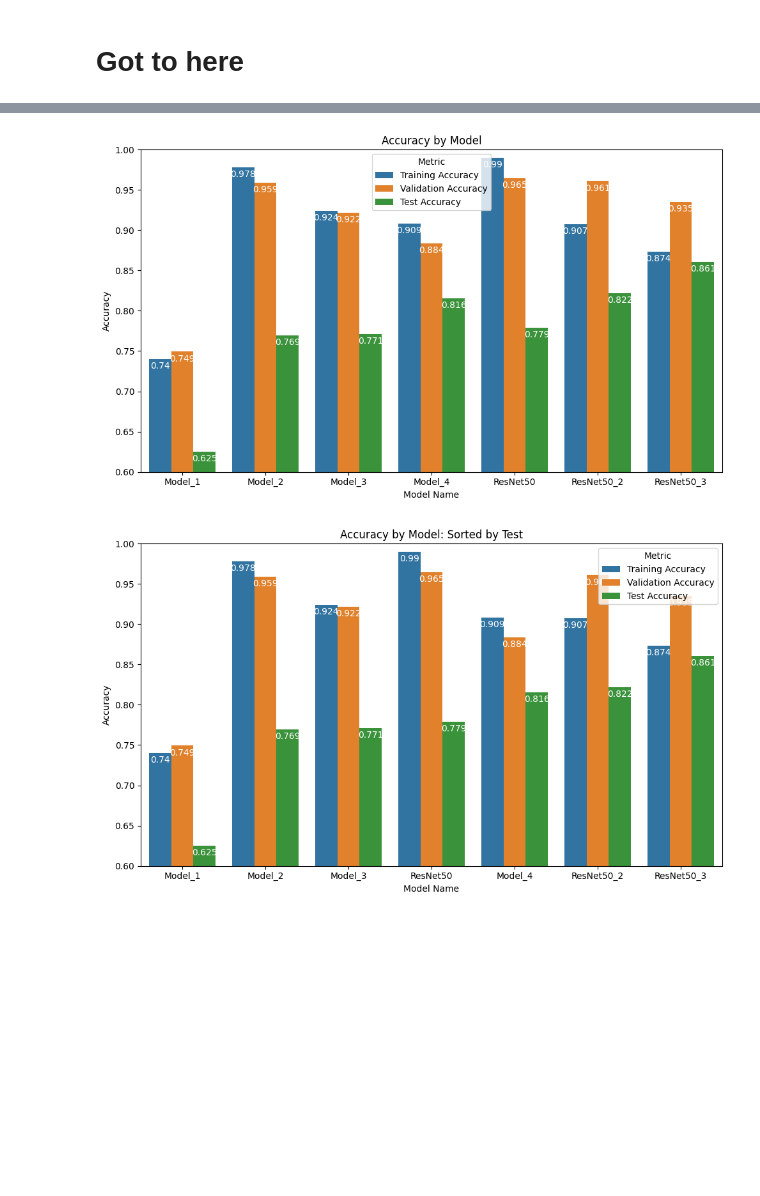
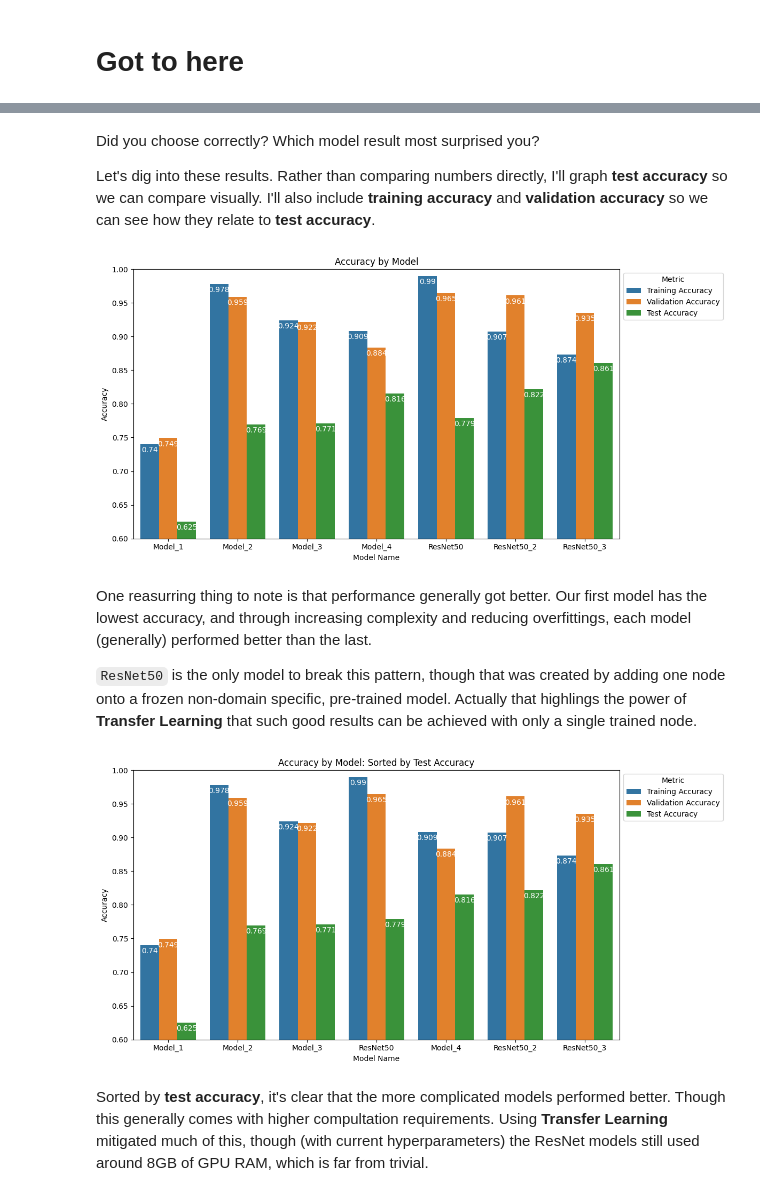
Before and after one commit to JosiahBeynon/detect-pneumonia-xray, a Jupyter notebook: Detect_Pneumonia_Using_X_Ray_Images_with_CNNs_and_Transfer_Learning.ipynb, the cells around one changed output, grey strips where cells are left out. Cells and saved outputs as stored; diff of their text form; code cells hidden in the pictures; blank space fills up the shorter version.

```diff
--- a/Detect_Pneumonia_Using_X_Ray_Images_with_CNNs_and_Transfer_Learning.ipynb
+++ b/Detect_Pneumonia_Using_X_Ray_Images_with_CNNs_and_Transfer_Learning.ipynb
@@ -892,6 +923,10 @@ def plot_accuracy(df, vars, subtitle=''):
                      padding=-13, color='white'
                      )
 
+    # Move the legend to the right of the plot
+    plt.legend(loc='upper left', bbox_to_anchor=(1, 1), title='Metric')
+
+
     # Display the plot
     plt.show()
 
@@ -970,19 +993,29 @@ ResNet50_3
+# %% [markdown]
+Did you choose correctly? Which model result most surprised you?
+
+Let's dig into these results. Rather than comparing numbers directly, I'll graph **test accuracy** so we can compare visually. I'll also include **training accuracy** and **validation accuracy** so we can see how they relate to **test accuracy**.
 # %%
 # Usage
 plot_accuracy(model_info_df,
               ['Training Accuracy', 'Validation Accuracy', 'Test Accuracy']
               )
 # %% [output]
-[figure, old version]
+[figure, new version]
+# %% [markdown]
+One reasurring thing to note is that performance generally got better. Our first model has the lowest accuracy, and through increasing complexity and reducing overfittings, each model (generally) performed better than the last.
+
+`ResNet50` is the only model to break this pattern, though that was created by adding one node onto a frozen non-domain specific, pre-trained model. Actually that highlings the power of **Transfer Learning** that such good results can be achieved with only a single trained node.
 # %%
 # Sort the DataFrame by test accuracy
 by_val = model_info_df.sort_values('Test Accuracy')
 plot_accuracy(by_val,
               ['Training Accuracy', 'Validation Accuracy', 'Test Accuracy'],
-              subtitle=': Sorted by Test'
+              subtitle=': Sorted by Test Accuracy'
               )
 # %% [output]
-[figure, old version]
+[figure, new version]
+# %% [markdown]
+Sorted by **test accuracy**, it's clear that the more complicated models  performed better. Though this generally comes with higher compultation requirements. Using **Transfer Learning** mitigated much of this, though (with current hyperparameters) the ResNet models still used around 8GB of GPU RAM, which is far from trivial.
 # %% [markdown]
 # Exporting Model Files
 
```
Also changed, not shown: parts of 14 cells of this notebook.
